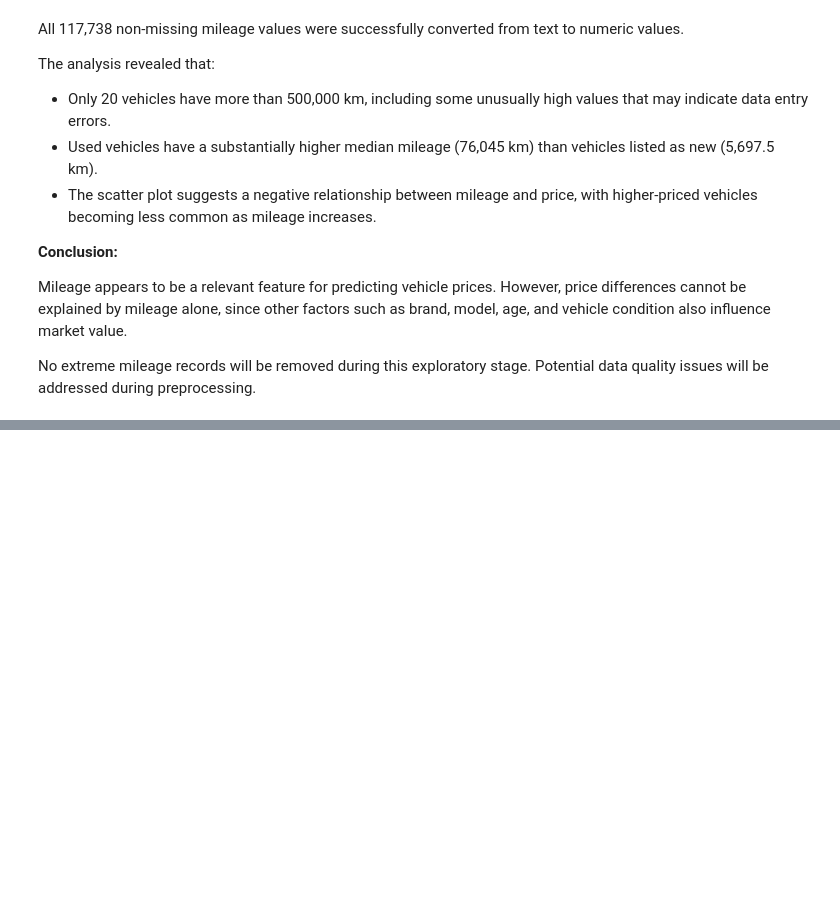
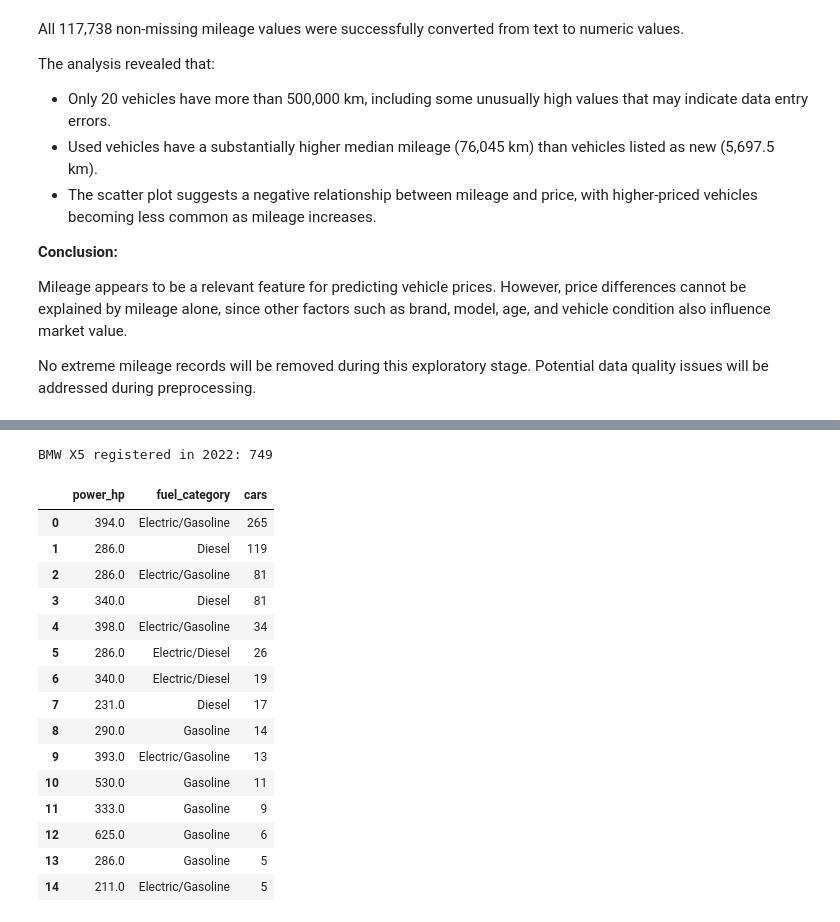
Before and after one commit to FranciscoVieira10/car-price-prediction, a Jupyter notebook: notebooks/01_exploratory_analysis.ipynb, the cells around one changed output, grey strips where cells are left out. Saved outputs shown, nothing was run; the diff lists cells and outputs as text; code cells hidden in the pictures; blank space fills up the shorter version.

```diff
--- a/notebooks/01_exploratory_analysis.ipynb
+++ b/notebooks/01_exploratory_analysis.ipynb
@@ -415,0 +524,28 @@ No extreme mileage records will be removed during this exploratory stage. Potent
+# %%
+x5 = df[(df["make"] == "BMW") & (df["model"] == "X5") & (df["is_used"] == True)].copy()
+
+x5["registration_year"] = pd.to_datetime(x5["registration_date"], errors="coerce").dt.year
+
+x5_2022 = x5[x5["registration_year"] == 2022].copy()
+
+print("BMW X5 registered in 2022:", len(x5_2022))
+
+x5_2022.groupby(["power_hp", "fuel_category"]).size().reset_index(name="cars").sort_values("cars", ascending=False).head(15).reset_index(drop=True)
+# %% [output]
+BMW X5 registered in 2022: 749
+|  | power_hp | fuel_category | cars |
+| 0 | 394.0 | Electric/Gasoline | 265 |
+| 1 | 286.0 | Diesel | 119 |
+| 2 | 286.0 | Electric/Gasoline | 81 |
+| 3 | 340.0 | Diesel | 81 |
+| 4 | 398.0 | Electric/Gasoline | 34 |
+| 5 | 286.0 | Electric/Diesel | 26 |
+| 6 | 340.0 | Electric/Diesel | 19 |
+| 7 | 231.0 | Diesel | 17 |
+| 8 | 290.0 | Gasoline | 14 |
+| 9 | 393.0 | Electric/Gasoline | 13 |
+| 10 | 530.0 | Gasoline | 11 |
+| 11 | 333.0 | Gasoline | 9 |
+| 12 | 625.0 | Gasoline | 6 |
+| 13 | 286.0 | Gasoline | 5 |
+| 14 | 211.0 | Electric/Gasoline | 5 |
```
Also changed, not shown: parts of 13 cells of this notebook.
